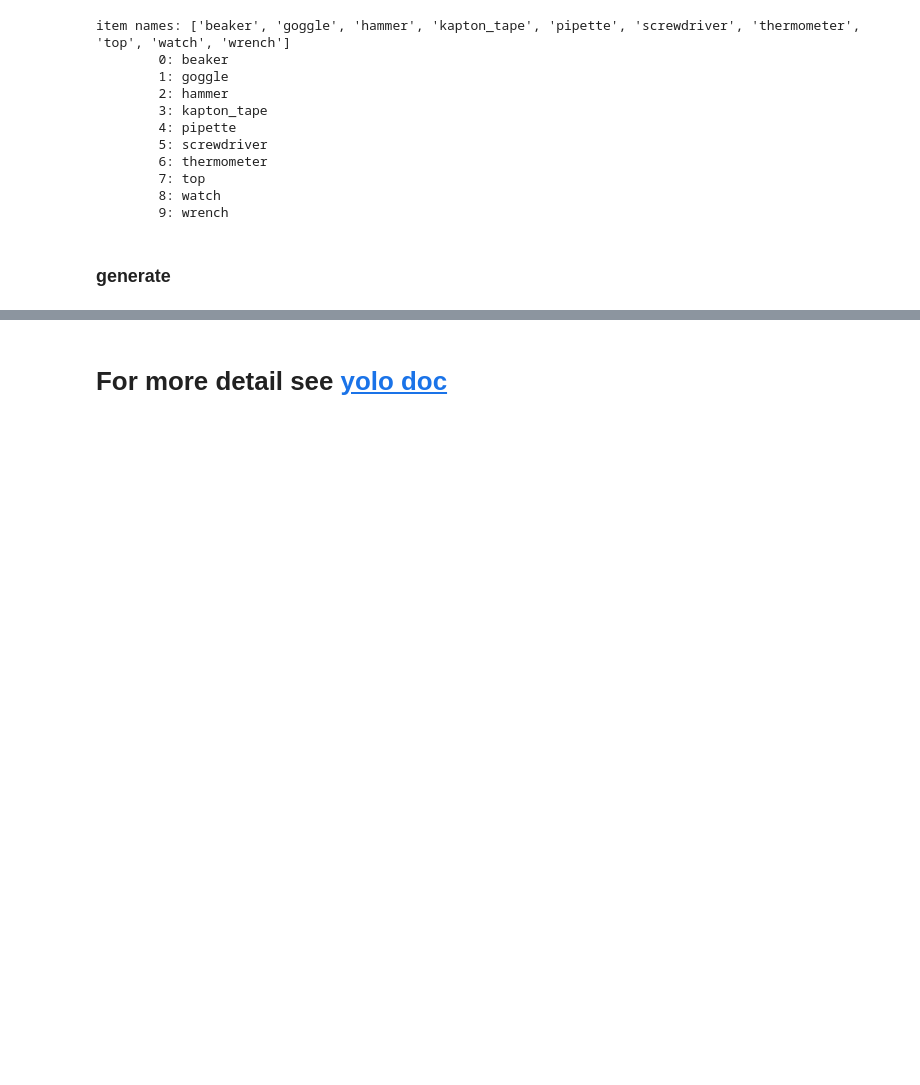
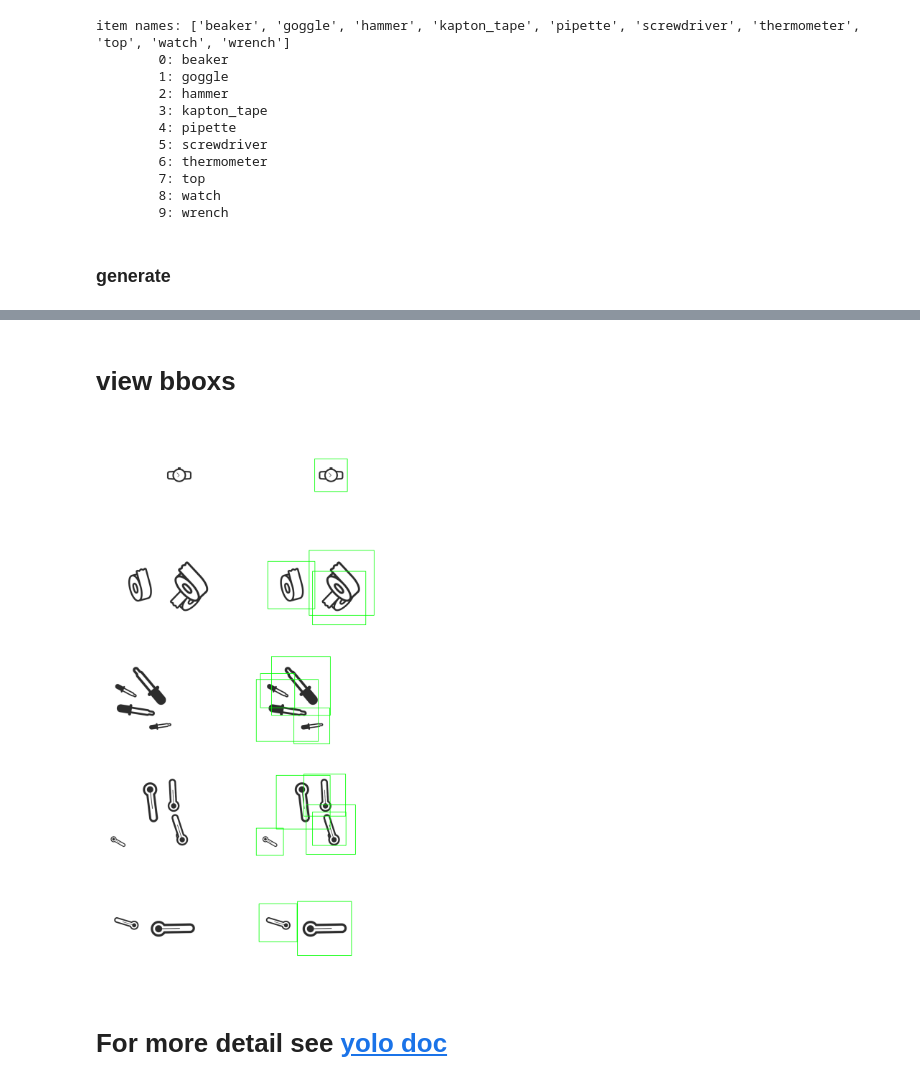
Before and after one commit to MeowOhMeow/CHIPI-CHIPI-CHAPA-CHAPA-DUBI-DUBI-DABA-DABA, a Jupyter notebook: yolo.ipynb, the cells around one changed output, grey strips where cells are left out. Drawn from its saved outputs; the diff is of its cells as text; code cells hidden in the pictures; blank space fills up the shorter version.

```diff
--- a/yolo.ipynb
+++ b/yolo.ipynb
@@ -55,7 +55,7 @@ print(f'current dir: {os.getcwd()}')
 
 # create dataset sturcture
 base_dir = os.getcwd()
-dataset = os.path.join(base_dir, 'dataset')
+dataset = os.path.join(base_dir, 'datasets')
 os.makedirs(dataset, exist_ok=True)
 os.makedirs(os.path.join(dataset, "train"), exist_ok=True)
 os.makedirs(os.path.join(dataset, "val"), exist_ok=True)
@@ -242,3 +240,38 @@ item dict: {'beaker': 0, 'goggle': 1, 'hammer': 2, 'kapton_tape': 3, 'pipette':
+# %% [markdown]
+# view bboxs
+# %%
+import os
+import cv2
+import matplotlib.pyplot as plt
+
+
+def draw_bbox(image, bboxs, width=640, height=480):
+    for bbox in bboxs:
+        x_center, y_center, bbox_width, bbox_height = bbox
+        x1 = int((x_center - bbox_width / 2) * width)
+        y1 = int((y_center - bbox_height / 2) * height)
+        x2 = int((x_center + bbox_width / 2) * width)
+        y2 = int((y_center + bbox_height / 2) * height)
+        cv2.rectangle(image, (x1, y1), (x2, y2), (0, 255, 0), 2)
+    return image
+
+data_dir = "datasets/train"
+images = sorted(os.listdir(os.path.join(data_dir, "images")))
+labels = sorted(os.listdir(os.path.join(data_dir, "labels")))
+plt.subplots(5, 2, figsize=(10, 20))
+for i in range(5):
+    image = cv2.imread(os.path.join(data_dir, "images", images[i]))
+    plt.subplot(5, 2, 2 * i + 1)
+    plt.imshow(cv2.cvtColor(image, cv2.COLOR_BGR2RGB))
+    plt.axis("off")
+    with open(os.path.join(data_dir, "labels", labels[i])) as f:
+        bboxs = [list(map(float, line.strip().split()[1:])) for line in f]
+    image_with_bbox = draw_bbox(image, bboxs)
+    plt.subplot(5, 2, 2 * i + 2)
+    plt.imshow(cv2.cvtColor(image_with_bbox, cv2.COLOR_BGR2RGB))
+    plt.axis("off")
+# %% [output]
+[figure, added]
 # %% [markdown]
 # For more detail see [yolo doc](https://docs.ultralytics.com/quickstart/#install-ultralytics)
 # %%
```
Also changed, not shown: parts of 6 cells of this notebook.
